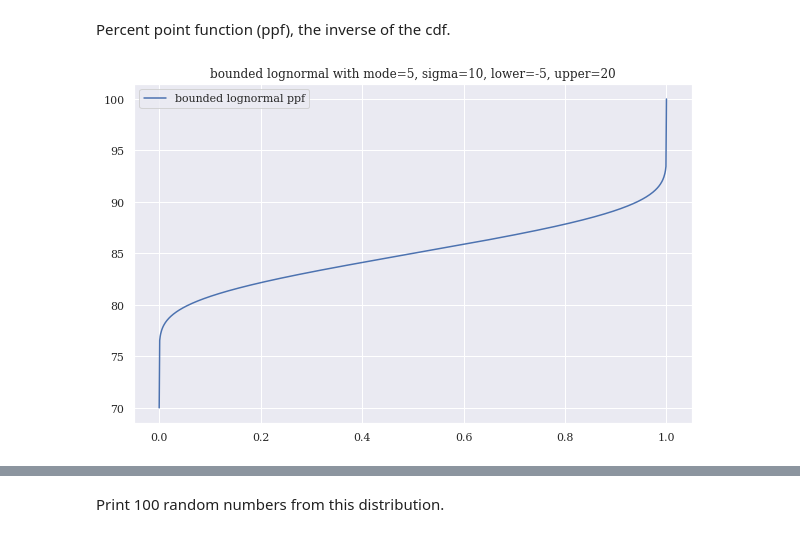
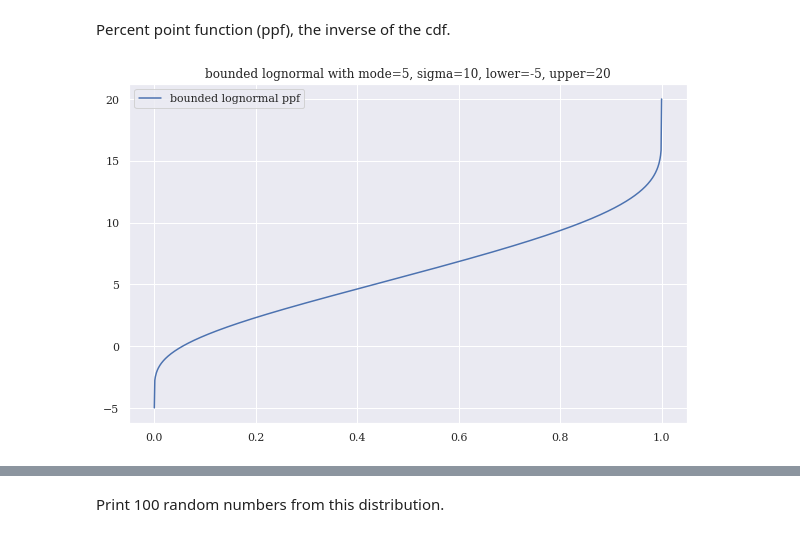
Before and after one commit to tedteske/bounded_lognorm, a Jupyter notebook: bounded_lognorm.ipynb, the cells around one changed output, grey strips where cells are left out. Cells and saved outputs as stored; diff of their text form; code cells hidden in the pictures.

```diff
--- a/bounded_lognorm.ipynb
+++ b/bounded_lognorm.ipynb
@@ -651,10 +807,10 @@ plt.show()
 Percent point function (ppf), the inverse of the cdf.
 # %%
 x = np.linspace(0, 1, 1000)
-y = bounded_lognorm.ppf(x, mode=85, sigma=5, lower=70, upper=100)
+y = bounded_lognorm.ppf(x, mode, sigma, lower, upper)
 sns.lineplot(x, y, label='bounded lognormal ppf')
 plt.title(title)
 plt.show()
 # %% [output]
-[figure, old version]
+[figure, new version]
 # %%
```
Also changed, not shown: parts of 47 cells of this notebook.
